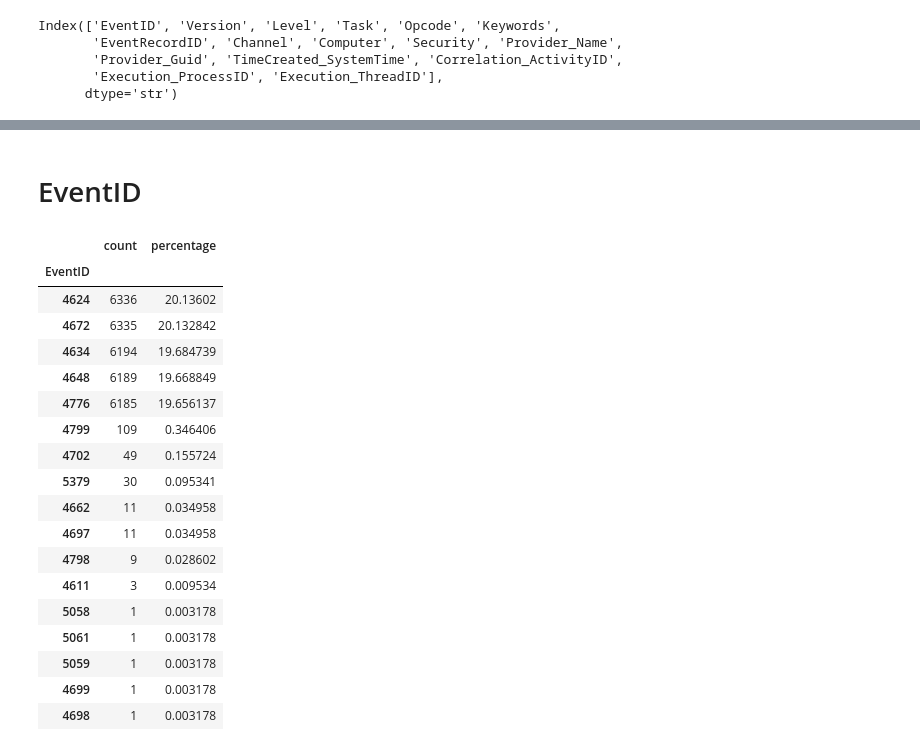
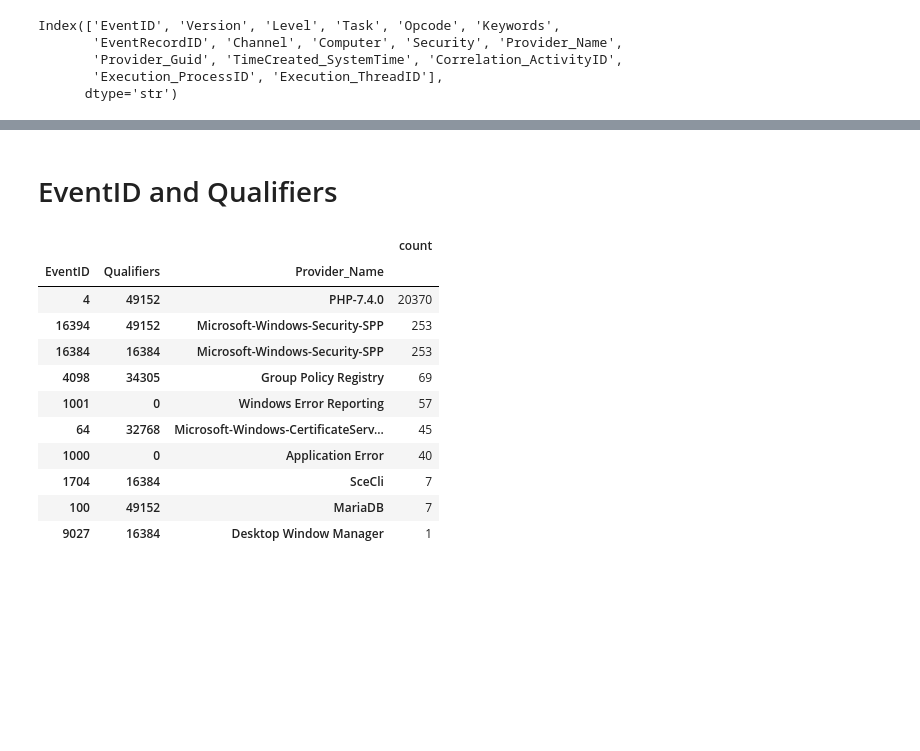
Before and after one commit to aobh2763/anomalyzer, a Jupyter notebook: notebooks/02_system_exploration_application.ipynb, the cells around one changed output, grey strips where cells are left out. Cells and saved outputs as stored; diff of their text form; code cells hidden in the pictures; blank space fills up the shorter version.

Commit message:
finished analysis of system attributes

```diff
--- a/notebooks/02_system_exploration_application.ipynb
+++ b/notebooks/02_system_exploration_application.ipynb
@@ -75,30 +87,19 @@ Index(['EventID', 'Version', 'Level', 'Task', 'Opcode', 'Keywords',
 # %% [markdown]
-# EventID
+# EventID and Qualifiers
 # %%
-events_df = pd.DataFrame(system_df['EventID'].value_counts())
-
-total_events = events_df['count'].sum()
-
-events_df['percentage'] = (events_df['count'] / total_events) * 100
+events_df = pd.DataFrame(system_df.value_counts(['EventID', 'Qualifiers', 'Provider_Name']))
 
 events_df
 # %% [output]
-|  | count | percentage |
-| EventID |  |  |
-| 4624 | 6336 | 20.13602 |
-| 4672 | 6335 | 20.132842 |
-| 4634 | 6194 | 19.684739 |
-| 4648 | 6189 | 19.668849 |
-| 4776 | 6185 | 19.656137 |
-| 4799 | 109 | 0.346406 |
-| 4702 | 49 | 0.155724 |
-| 5379 | 30 | 0.095341 |
-| 4662 | 11 | 0.034958 |
-| 4697 | 11 | 0.034958 |
-| 4798 | 9 | 0.028602 |
-| 4611 | 3 | 0.009534 |
-| 5058 | 1 | 0.003178 |
-| 5061 | 1 | 0.003178 |
-| 5059 | 1 | 0.003178 |
-| 4699 | 1 | 0.003178 |
-| 4698 | 1 | 0.003178 |
+|  |  |  | count |
+| EventID | Qualifiers | Provider_Name |  |
+| 4 | 49152 | PHP-7.4.0 | 20370 |
+| 16394 | 49152 | Microsoft-Windows-Security-SPP | 253 |
+| 16384 | 16384 | Microsoft-Windows-Security-SPP | 253 |
+| 4098 | 34305 | Group Policy Registry | 69 |
+| 1001 | 0 | Windows Error Reporting | 57 |
+| 64 | 32768 | Microsoft-Windows-CertificateServ... | 45 |
+| 1000 | 0 | Application Error | 40 |
+| 1704 | 16384 | SceCli | 7 |
+| 100 | 49152 | MariaDB | 7 |
+| 9027 | 16384 | Desktop Window Manager | 1 |
```
Also changed, not shown: parts of 24 cells of this notebook, 4 other files.
